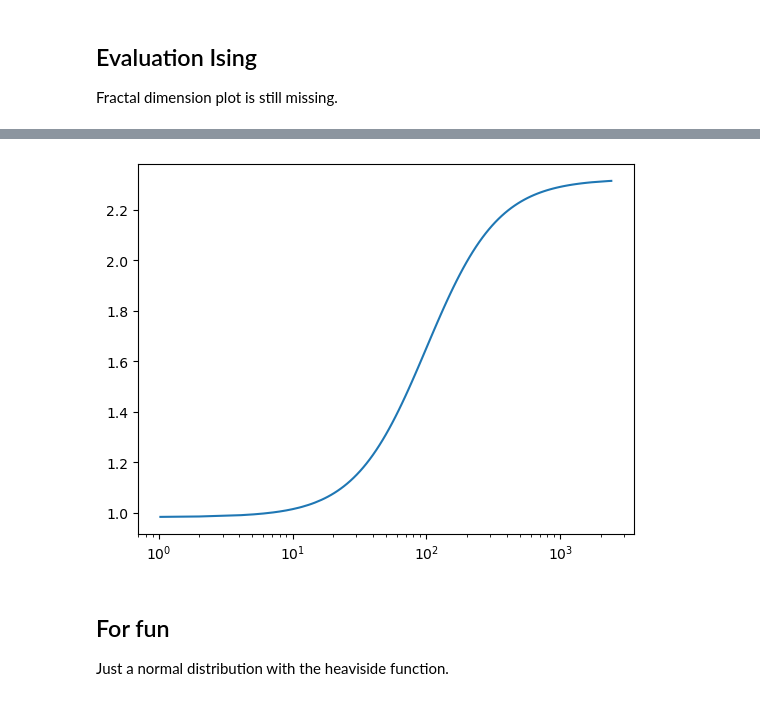
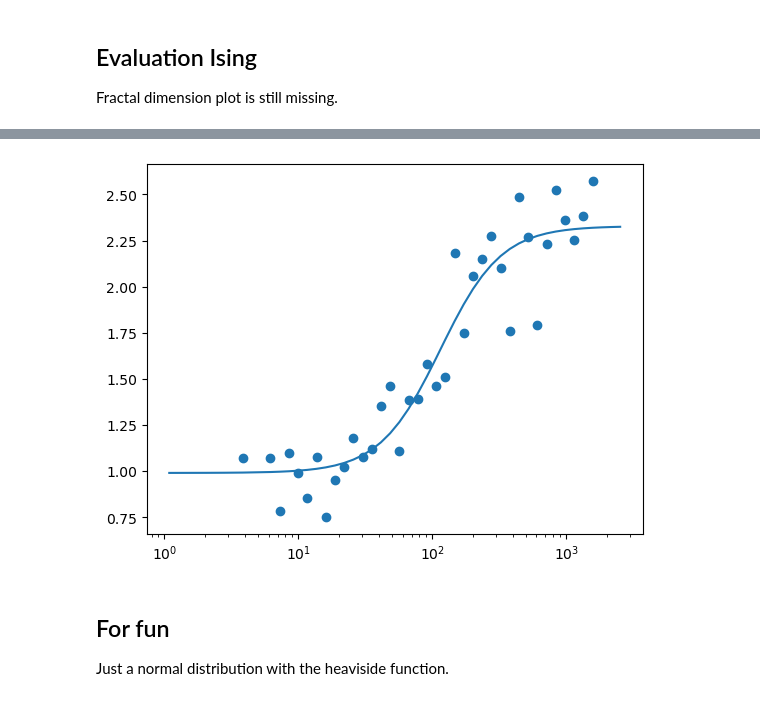
Before and after one commit to PaulHosek/ComplexSystemSimulation, a Jupyter notebook: model_example.ipynb, the cells around one changed output, grey strips where cells are left out. Drawn from its saved outputs; the diff is of its cells as text; code cells hidden in the pictures.

Commit message:
add scatter to dimension plot

```diff
--- a/model_example.ipynb
+++ b/model_example.ipynb
@@ -175,10 +179,12 @@ Text(0, 0.5, 'perimeter [m]')
 # %%
-areas_dim, dimensions = evaluation.fractal_dim(ponds, -1, 1, 150)
+areas_dim, dimensions, areas_scatter, dimensions_scatter = evaluation.fractal_dim(ponds, -1, 1, 50)
 # %%
 plt.plot(areas_dim, dimensions)
+plt.scatter(areas_scatter, dimensions_scatter)
+
 plt.xscale('log')
 # %% [output]
-[figure, old version]
+[figure, new version]
 # %% [markdown]
 ## For fun
 Just a normal distribution with the heaviside function.
```
Also changed, not shown: parts of 17 cells of this notebook, 1 other file.
